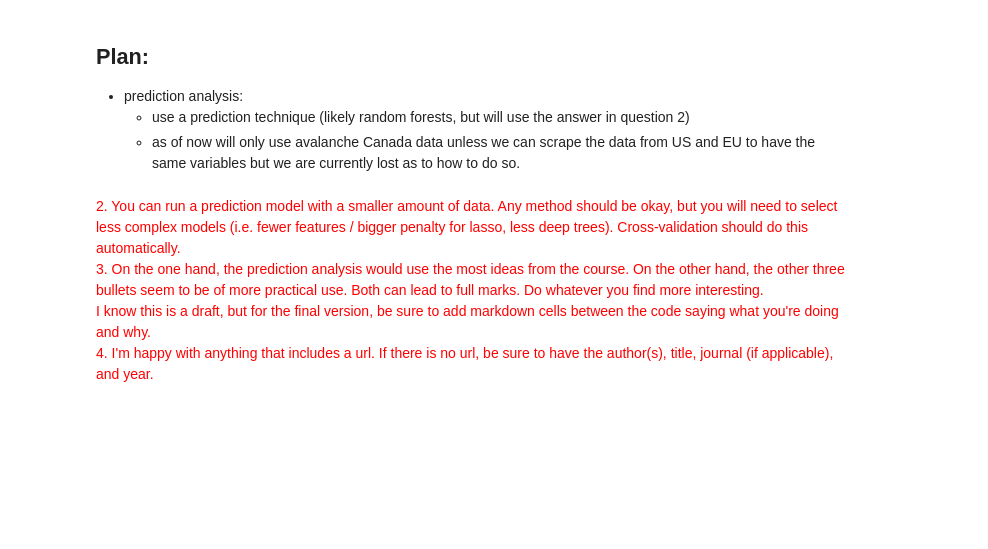
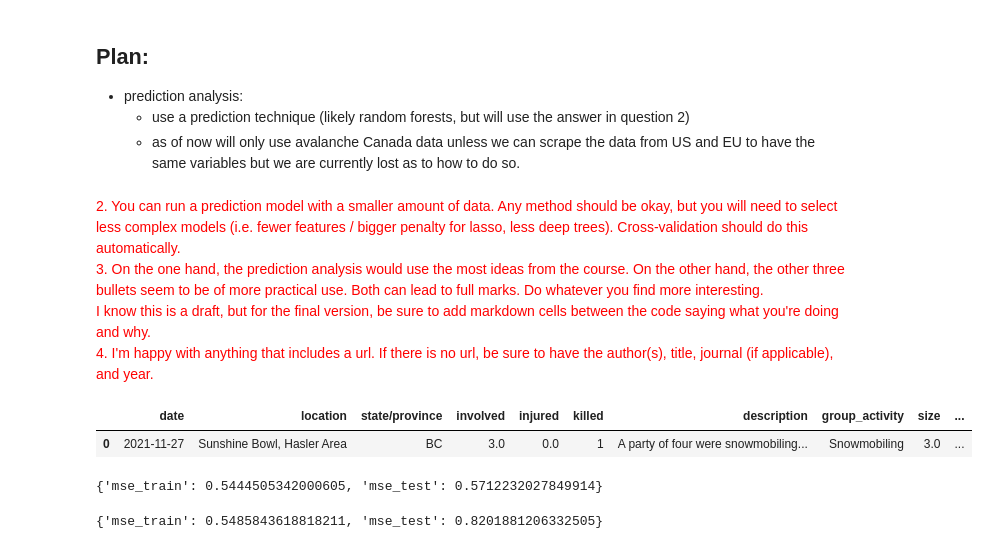
Before and after one commit to omertahi/avalanche_accidents, a Jupyter notebook: Project.ipynb, the cells around one changed output. Drawn from its saved outputs; the diff is of its cells as text; code cells hidden in the pictures; blank space fills up the shorter version.

```diff
--- a/Project.ipynb
+++ b/Project.ipynb
@@ -526,3 +536,78 @@ I know this is a draft, but for the final version, be sure to add markdown cells
 <br>
 4. I'm happy with anything that includes a url. If there is no url, be sure to have the author(s), title, journal (if applicable), and year.
 </span>
+# %%
+display(ca_incidents.head(1))
+# %% [output]
+|  | date | location | state/province | involved | injured | killed | description | group_activity | size | ... |
+| 0 | 2021-11-27 | Sunshine Bowl, Hasler Area | BC | 3.0 | 0.0 | 1 | A party of four were snowmobiling... | Snowmobiling | 3.0 | ... |
+# %%
+avalanche = ca_incidents.copy()
+avalanche = avalanche.rename(columns = {"state/province":"province"})
+avalanche = avalanche.iloc[:,[3,5,7,8,9,11,12,13,14]].dropna().reset_index().drop(columns = 'index')
+
+from sklearn.model_selection import train_test_split
+
+from sklearn import preprocessing
+le = preprocessing.LabelEncoder()
+for column_name in avalanche.columns:
+    if avalanche[column_name].dtype == object:
+        avalanche[column_name] = le.fit_transform(avalanche[column_name])
+    else:
+        pass
+
+X = avalanche.loc[:, avalanche.columns != 'killed'] # Includes all features except the response
+y = avalanche.loc[:, avalanche.columns == 'killed']
+X_train, X_test, y_train, y_test = train_test_split(X, y, test_size=0.25, random_state=0)
+columns = X_train.columns
+
+train = avalanche.sample(frac=0.8,random_state=123)
+test = avalanche.drop(train.index)
+
+y, X = patsy.dmatrices("killed ~ involved + C(group_activity) + size + C(type) + C(aspect) + elevation + slab_width + slab_thickness"
+                       , avalanche, return_type='matrix')
+y = y.flatten()
+train.index
+y_train = y[train.index]
+X_train = X[train.index]
+y_test = y[test.index]
+X_test = X[test.index]
+
+
+# Create Decision Tree classifer object
+dt = DecisionTreeClassifier()
+
+# Train Decision Tree Classifer
+dt_train = dt.fit(X_train,y_train)
+
+#Predict the response for test dataset
+y_pred = dt_train.predict(X_test)
+
+# your code here
+from sklearn.model_selection import cross_val_score
+
+# LassoCV exploits special structure of lasso problem to minimize CV more efficiently
+lasso = linear_model.LassoCV(cv=5).fit(X_train,y_train)
+alpha = lasso.alpha_ # gives us the minimizer
+
+def fit_and_report_mses(mod, X_train, X_test, y_train, y_test):
+    mod.fit(X_train, y_train)
+    return dict(
+        mse_train=metrics.mean_squared_error(y_train, mod.predict(X_train)),
+        mse_test=metrics.mean_squared_error(y_test, mod.predict(X_test))
+    )
+
+fit_and_report_mses(linear_model.Lasso(alpha=alpha, max_iter=50000), X_train, X_test, y_train, y_test)
+# %% [output]
+{'mse_train': 0.5444505342000605, 'mse_test': 0.5712232027849914}
+# %%
+param_grid = { 'max_depth': [1, 2, 4, 8, 16, None] } # depths to try, you could change this
+rf_grid = sklearn.model_selection.GridSearchCV(sklearn.ensemble.RandomForestRegressor(n_estimators=25),
+                                               param_grid, cv=6, scoring='neg_mean_squared_error')
+rf_grid.fit(X_train, y_train)
+rf_best = rf_grid.best_estimator_
+
+# you still need to print the MSE
+fit_and_report_mses(rf_best, X_train, X_test, y_train, y_test)
+# %% [output]
+{'mse_train': 0.5485843618818211, 'mse_test': 0.8201881206332505}
```
Also changed, not shown: parts of 1 cell of this notebook.
